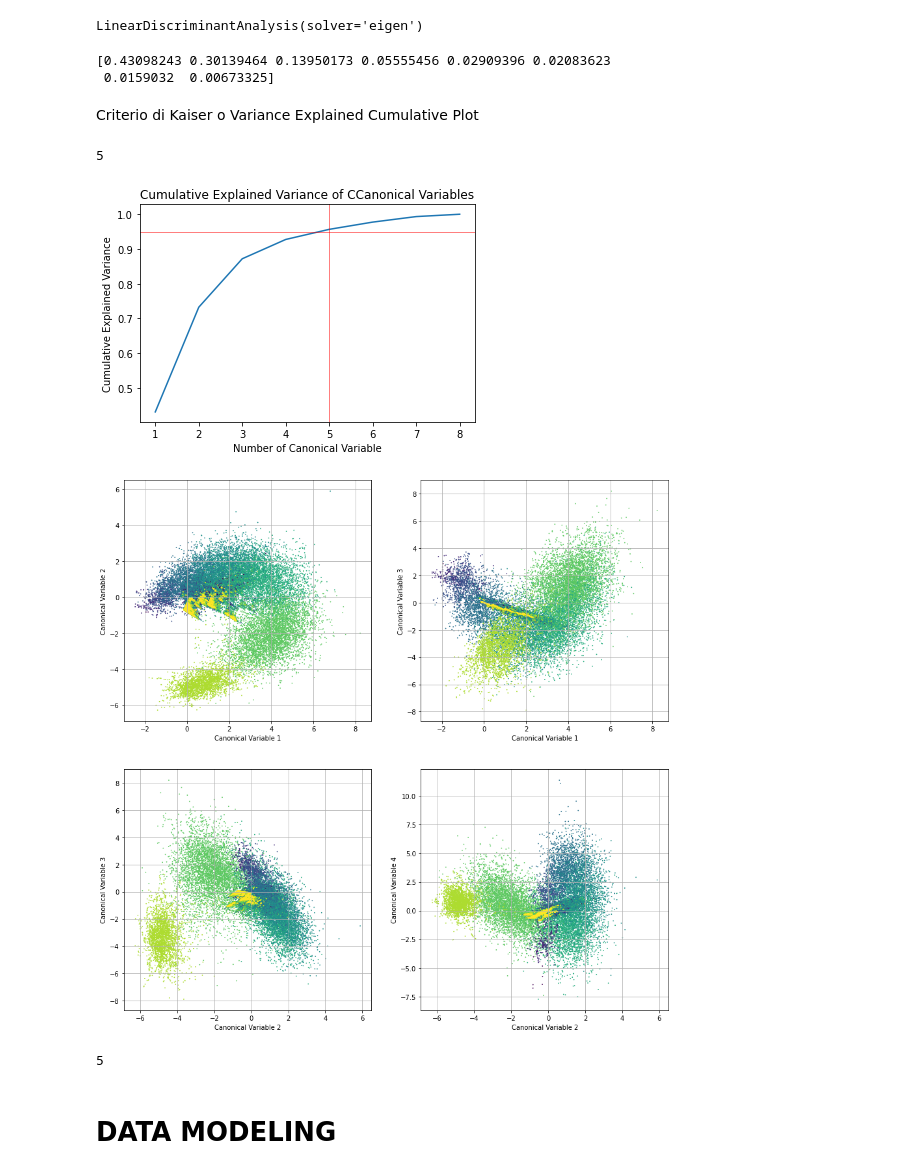
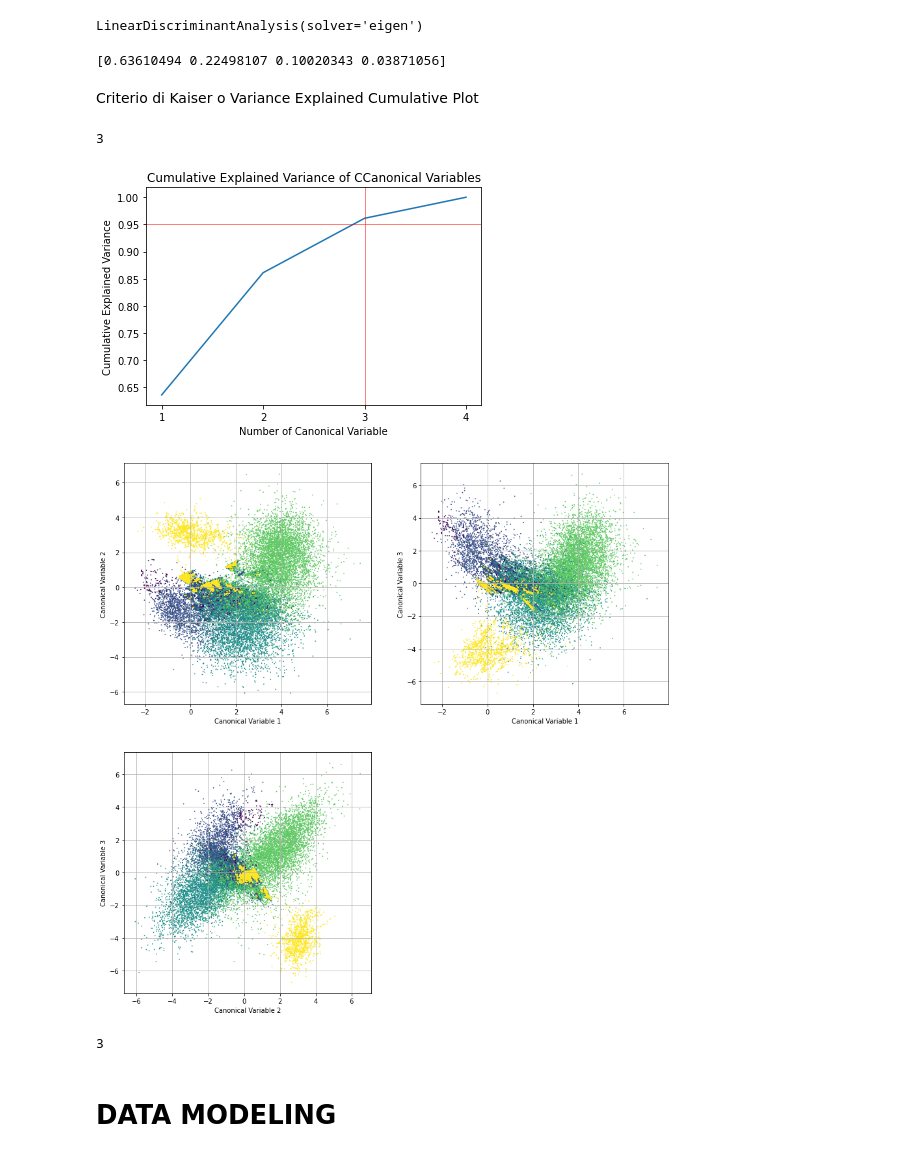
Before and after one commit to MickPerl/DataAnalyticsProject, a Jupyter notebook: notebook.ipynb, the cells around one changed output. Saved outputs shown, nothing was run; the diff lists cells and outputs as text; code cells hidden in the pictures.

```diff
--- a/notebook.ipynb
+++ b/notebook.ipynb
@@ -32,6 +32,8 @@ from scipy.spatial.distance import pdist, cdist, squareform
 np.random.seed(13)
 
 pd.set_option('display.max_columns', None) # to display all columns
+# %%
+NR_BINS = 5
 # %% [markdown]
 # DATA ACQUISITION
 # %% [markdown]
@@ -442,7 +444,7 @@ len(df)
 # %% [markdown]
 Binning technique
 # %%
-binning = pd.cut(df['rating_mean'], bins=9, labels=False)
+binning = pd.cut(df['rating_mean'], bins= NR_BINS, labels=False)
 df['bin_y'] = binning
 # %% [markdown]
 ### Train/Test/Validation set splitting
@@ -753,22 +739,21 @@ LinearDiscriminantAnalysis(solver='eigen')
 # %%
 print(lda.explained_variance_ratio_)
 # %% [output]
-[0.43098243 0.30139464 0.13950173 0.05555456 0.02909396 0.02083623
- 0.0159032  0.00673325]
+[0.63610494 0.22498107 0.10020343 0.03871056]
 # %% [markdown]
 Criterio di Kaiser o Variance Explained Cumulative Plot
 # %%
 s = 0
-n = 1
+nr_canonical_variables = 1
 for comp in lda.explained_variance_ratio_:
 	s += comp
 	if s > 0.95:
 		break
-	n += 1
+	nr_canonical_variables += 1
 
-n
+nr_canonical_variables
 # %% [output]
-5
+3
 # %%
 ax = figure().gca()
 ax.plot(range(1, len(lda.explained_variance_ratio_) + 1), np.cumsum(lda.explained_variance_ratio_))
@@ -778,44 +763,43 @@ plt.xlabel('Number of Canonical Variable')
 plt.ylabel('Cumulative Explained Variance')
 plt.title('Cumulative Explained Variance of CCanonical Variables')
 
-plt.axvline(x=5, linewidth=1, color='r', alpha=0.5)
+plt.axvline(x=3, linewidth=1, color='r', alpha=0.5)
 plt.axhline(y=0.95, linewidth=1, color='r', alpha=0.5)
 show()
 # %% [output]
-[figure, old version]
+[figure, new version]
 # %%
 X_train_minmaxscaled_reduced = lda.transform(X_train_minmaxscaled)
 # %%
-X_train_minmaxscaled_reduced = X_train_minmaxscaled_reduced[:,:5]
+X_train_minmaxscaled_reduced = X_train_minmaxscaled_reduced[:,:nr_canonical_variables]
 # %%
 def myplot(n_cv1, n_cv2):
     cv1 = X_train_minmaxscaled_reduced[:, n_cv1 - 1]
     cv2 = X_train_minmaxscaled_reduced[:, n_cv2 - 1]
 
     plt.scatter(cv1 ,cv2, c = y_train_categorical, s = 0.5)
 
     plt.xlabel(f"Canonical Variable {n_cv1}")
     plt.ylabel(f"Canonical Variable {n_cv2}")
     plt.grid()
 
 fig = plt.figure(figsize=(15,15))
 plt.subplot(2, 2, 1)
 myplot(1, 2)
 
 plt.subplot(2, 2, 2)
 myplot(1, 3)
 
 plt.subplot(2, 2, 3)
 myplot(2, 3)
 
-plt.subplot(2, 2, 4)
-myplot(2, 4)
+# aggiungere grafico 3D
 # %% [output]
-[figure, old version]
+[figure, new version]
 # %%
 X_train_minmaxscaled_reduced.shape[1]
 # %% [output]
-5
+3
 # %%
 X_train_minmaxscaled_reduced = pd.DataFrame(
     X_train_minmaxscaled_reduced,
```
Also changed, not shown: parts of 42 cells of this notebook.
